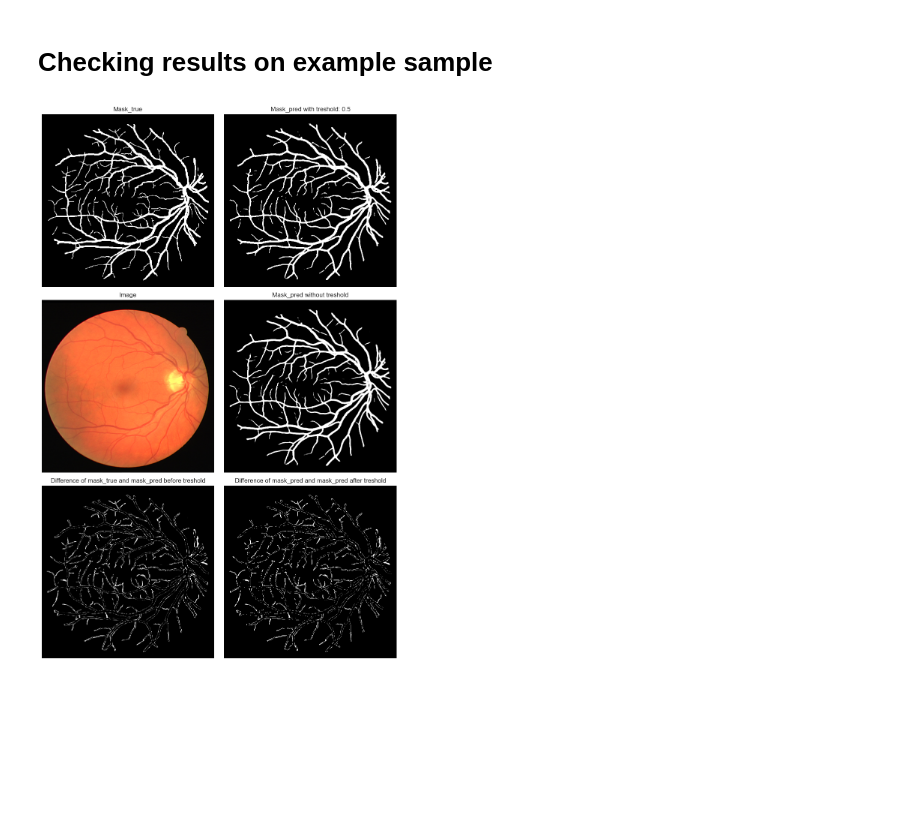
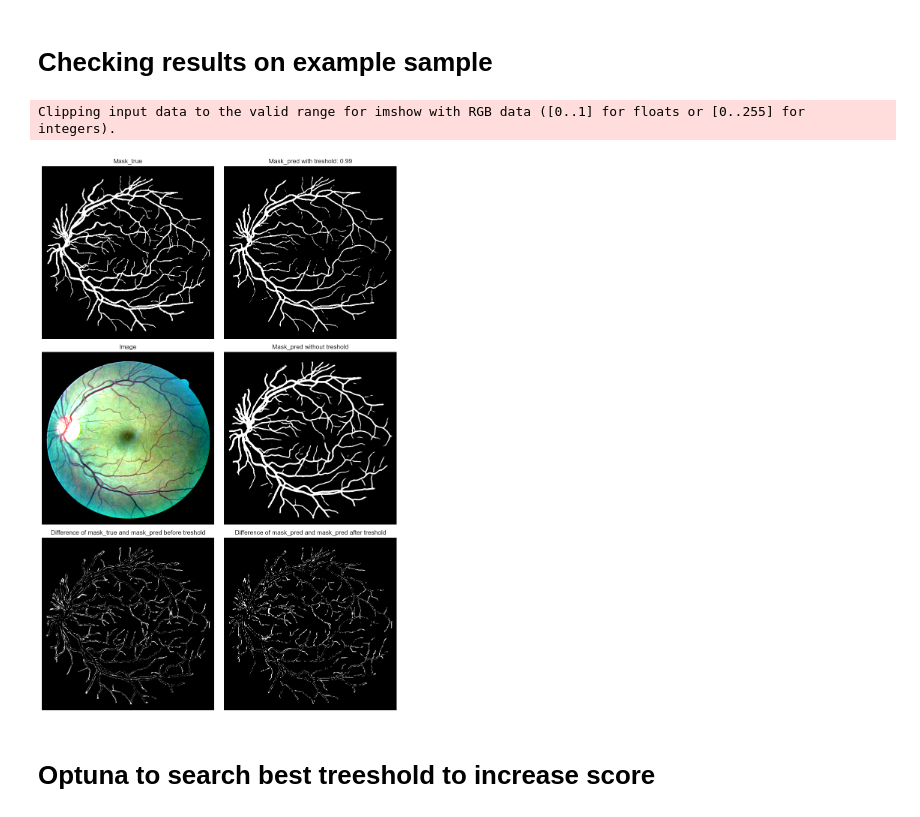
Before and after one commit to DamianM02/IB, a Jupyter notebook: blood_vassels_semantic_segmentation_standarization.ipynb, the cells around one changed output. Drawn from its saved outputs; the diff is of its cells as text; code cells hidden in the pictures; blank space fills up the shorter version.

```diff
--- a/blood.ipynb
+++ b/blood_vassels_semantic_segmentation_standarization.ipynb
@@ -165,3 +169,8 @@ So probably the best treshold will be 0.15.
+# %%
+train_loader = DataLoader(train_dataset, batch_size=80)
+for X,y in train_loader:
+    mean = X.mean([0,2,3])
+    std = X.std([0,2,3])
 # %% [markdown]
 # Making final datasets and dataloaders
 # %% [markdown]
@@ -175,7 +184,9 @@ train_dataset = ImageDataSet(
     sample_transform=transforms.Compose([
         transforms.ToImage(),
         transforms.ToDtype(torch.float32, scale=True),
-        transforms.Resize(unet_size)
+        transforms.Normalize(mean = mean, std = std),
+        transforms.Resize(unet_size),
+
     ]),
     target_transform=transforms.Compose([
         transforms.ToImage(),
@@ -199,7 +210,9 @@ test_dataset = ImageDataSet(
     sample_transform=transforms.Compose([
         transforms.ToImage(),
         transforms.ToDtype(torch.float32, scale=True),
-        transforms.Resize(unet_size)
+        transforms.Normalize(mean = mean, std = std),
+        transforms.Resize(unet_size),
+
     ]),
     target_transform=transforms.Compose([
         transforms.ToImage(),
@@ -373,42 +386,45 @@ Test  F1  score: 0.8210933804512024
 # %% [markdown]
 # Checking results on example sample
 # %%
-idx = 1  # number of sample
-treshold = 0.5  # treshold to change pobability output from model to index of class: 1 if blood vessels, 0 if background
+idx = 0  # number of sample
+treshold = 0.99  # treshold to change pobability output from model to index of class: 1 if blood vessels, 0 if background
 unet.to("cpu")
 
 with torch.no_grad():
     unet.eval()
 
     image, mask_true = test_dataset[idx]
     mask_true = mask_true.squeeze()
     mask_pred = sigmoid(unet(image.unsqueeze(0)))
     mask_pred_after_treshold = (mask_pred.squeeze() > treshold).int()
     image = image.permute(1, 2, 0)
     mask_pred = mask_pred.squeeze()
 
     fig, ax = plt.subplots(3, 2, figsize=(10, 15))
 
     ax[0, 0].imshow(mask_true)
     ax[0, 0].set_title("Mask_true")
     ax[0, 1].imshow(mask_pred_after_treshold)
     ax[0, 1].set_title(f"Mask_pred with treshold: {treshold}")
     ax[1, 0].imshow(image)
     ax[1, 0].set_title("Image")
     ax[1, 1].imshow(mask_pred)
     ax[1, 1].set_title("Mask_pred without treshold")
     ax[2, 0].imshow((mask_true - mask_pred).abs())
     ax[2, 0].set_title("Difference of mask_true and mask_pred before treshold")
     ax[2, 1].imshow((mask_true - mask_pred_after_treshold).abs())
     ax[2, 1].set_title("Difference of mask_pred and mask_pred after treshold")
 
     for a in ax.ravel():
         a.set_axis_off()
     plt.tight_layout()
     plt.show()
 # %% [output]
+Clipping input data to the valid range for imshow with RGB data ([0..1] for floats or [0..255] for integers).
-[figure, old version]
+[figure, new version]
 # %%
 # os.makedirs("unet_results", exist_ok=True)
 # torch.save(unet.state_dict(), os.path.join("unet_results", "model_weights_scheduler_Jaccard_no_crop.pth"))
 # torch.save((train_iou_scores, train_f1_scores, eval_iou_scores, eval_f1_scores), os.path.join("unet_results", "training_scores_scheduler_Jaccard_no_crop.pth"))
+# %% [markdown]
+# Optuna to search best treeshold to increase score
```
Also changed, not shown: parts of 8 cells of this notebook, 1 other file.
